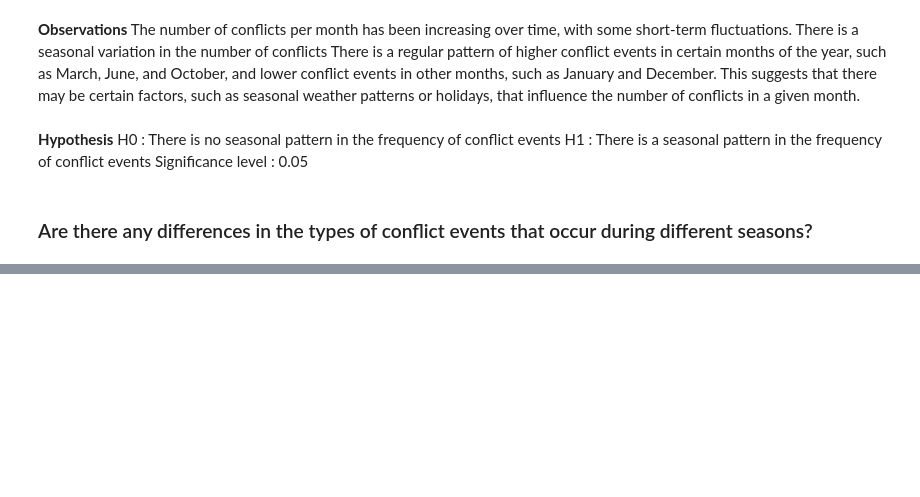
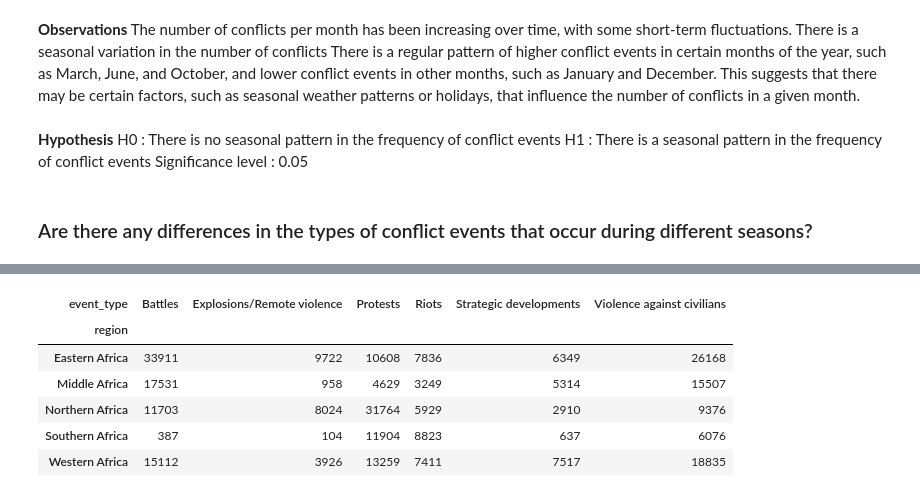
Before and after one commit to Stoichiometrical/ACLED-Data-Analysis, a Jupyter notebook: acled.ipynb, the cells around one changed output, grey strips where cells are left out. Cells and saved outputs as stored; diff of their text form; code cells hidden in the pictures; blank space fills up the shorter version.

```diff
--- a/acled.ipynb
+++ b/acled.ipynb
@@ -535,0 +547,11 @@ TypeError: Horizontal orientation requires numeric `x` variable.
+# %%
+region_conficts = pd.crosstab(df["region"],df["event_type"])
+region_conficts
+# %% [output]
+| event_type | Battles | Explosions/Remote violence | Protests | Riots | Strategic developments | Violence against civilians |
+| region |  |  |  |  |  |  |
+| Eastern Africa | 33911 | 9722 | 10608 | 7836 | 6349 | 26168 |
+| Middle Africa | 17531 | 958 | 4629 | 3249 | 5314 | 15507 |
+| Northern Africa | 11703 | 8024 | 31764 | 5929 | 2910 | 9376 |
+| Southern Africa | 387 | 104 | 11904 | 8823 | 637 | 6076 |
+| Western Africa | 15112 | 3926 | 13259 | 7411 | 7517 | 18835 |
```
Also changed, not shown: parts of 10 cells of this notebook, 1 other file.
